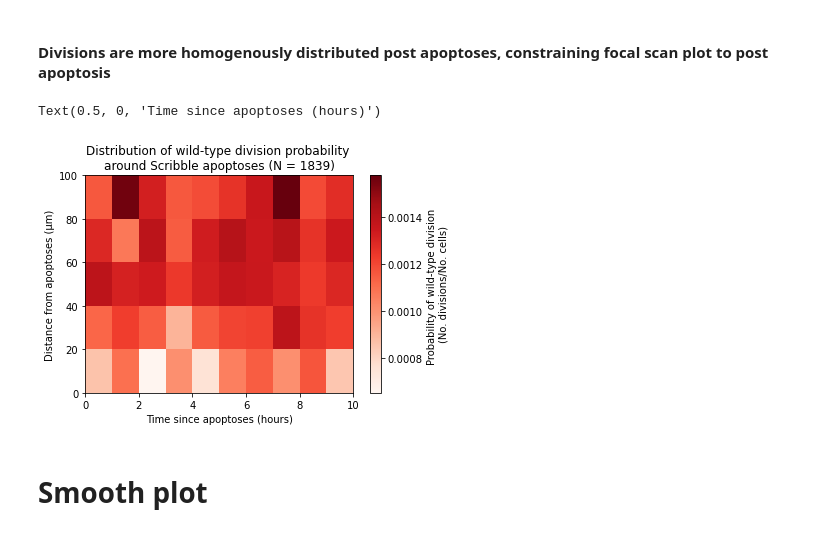
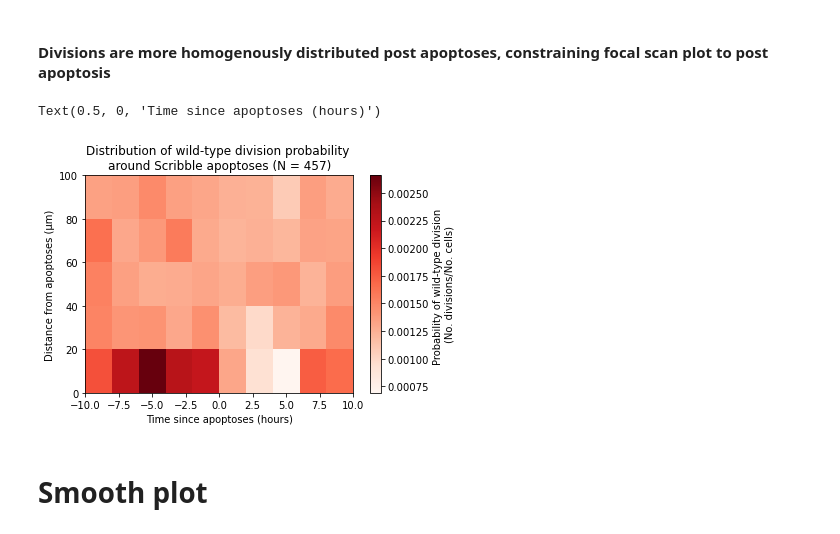
Before and after one commit to nthndy/cell-comp-analysis, a Jupyter notebook: radial_analysis/radial_analysis_lite.ipynb, the cells around one changed output. Cells and saved outputs as stored; diff of their text form; code cells hidden in the pictures.

```diff
--- a/radial_analysis/radial_analysis_lite.ipynb
+++ b/radial_analysis/radial_analysis_lite.ipynb
@@ -502,3 +629,0 @@ Seeing as we're filtering the scans we can use every radial scan as some will be
-# %%
-event_files = [file for file in files if 'N_event' in file]
-cell_count_files = [file for file in files if 'N_cell' in file]
@@ -516,0 +804,6 @@ ValueError: No objects to concatenate
+# %%
+N_cells_df = load_radial_df(cell_count_files[0:1000],
+                            R = 0,
+                            crop_amount = 20,
+                            streamline = True,
+                            strict_filtering = False)
@@ -547,33 +841,3 @@ R = 600
-# %%
-N_events_df = load_radial_df(cell_count_files,
-                            R = R,
-                            crop_amount = crop_amount,
-                            streamline = True)
-# %%
-N_cells_df = []
-N_cells_apop_xy = []
-N_apop_cells = 0
-for file in tqdm(cell_count_files):
-    apo_t, apo_x, apo_y = [int(re.search('txy_(\d+)_(\d+)_(\d+)', file)[i]) for i in range(1,4)]
-    ### check if xy falls within range
-    if apo_x in x_range and apo_y in y_range:
-        df = pd.read_csv(file, names = ['Cell ID', 'Distance from apoptosis', 'Frame', 'x', 'y'])
-        ### tidy up dataframe
-        df['Cell ID'] = df['Cell ID'].str.replace('[()]', '')
-        df['y'] = df['y'].str.replace('[()]', '')
-        df = df.astype(int)
-        ### normalise time
-        df['Time since apoptosis'] = df['Frame'] - apo_t
-        ### eliminate boundary counts
-        df = df.loc[(df['x'] >= crop_amount) & (df['x'] <= 1200-crop_amount) & (df['y'] >= crop_amount) & (df['y'] <= 1600-crop_amount)]
-        N_cells_df.append(df)
-        apop_xy = apo_x, apo_y
-        N_cells_apop_xy.append(apop_xy)
-        N_apop_cells +=1
-N_cells_apop_xy_df = pd.DataFrame(N_cells_apop_xy, columns = ['x', 'y'])
-N_cells_df = pd.concat(N_cells_df, axis = 0, ignore_index = True)
-N_cells_df['Time since apoptosis'] = N_cells_df['Time since apoptosis']*(4/60)
-N_cells_df['Distance from apoptosis'] = N_cells_df['Distance from apoptosis']/3
 # %%
 sns.histplot(N_cells_apop_xy_df, x = 'x', y = 'y', cbar = True,)
 plt.title(f'Spatial distribution of filtered Scr. apoptoses (R = {R})')
@@ -774,18 +1070,18 @@ Text(0.5, 0, 'Time since apoptoses (hours)')
 # %% [markdown]
 #### Divisions are more homogenously distributed post apoptoses, constraining focal scan plot to post apoptosis
 # %%
-t_range = (0,10)
+t_range = (-10,10)
 R_max = 100
 bins = (10, 5)
 P_events, xedges, yedges, N_events, N_cells = render(N_events_df, N_cells_df, bins, t_range, R_max)
 pc = plt.pcolormesh(xedges, yedges, P_events.T, cmap = 'Reds', )
 plt.colorbar(label = 'Probability of wild-type division \n(No. divisions/No. cells)',)
-plt.title('Distribution of wild-type division probability \naround Scribble apoptoses (N = 1839)')
+plt.title('Distribution of wild-type division probability \naround Scribble apoptoses (N = 457)')
 plt.ylabel('Distance from apoptoses (μm)')
 plt.xlabel('Time since apoptoses (hours)')
 # %% [output]
 Text(0.5, 0, 'Time since apoptoses (hours)')
-[figure, old version]
+[figure, new version]
 # %% [markdown]
 # Smooth plot
 # %%
```
Also changed, not shown: parts of 84 cells of this notebook, 1 other file.
